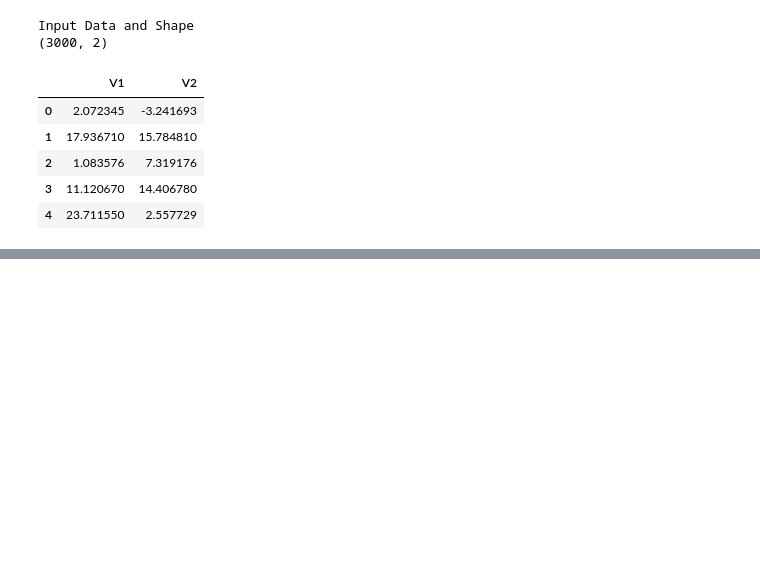
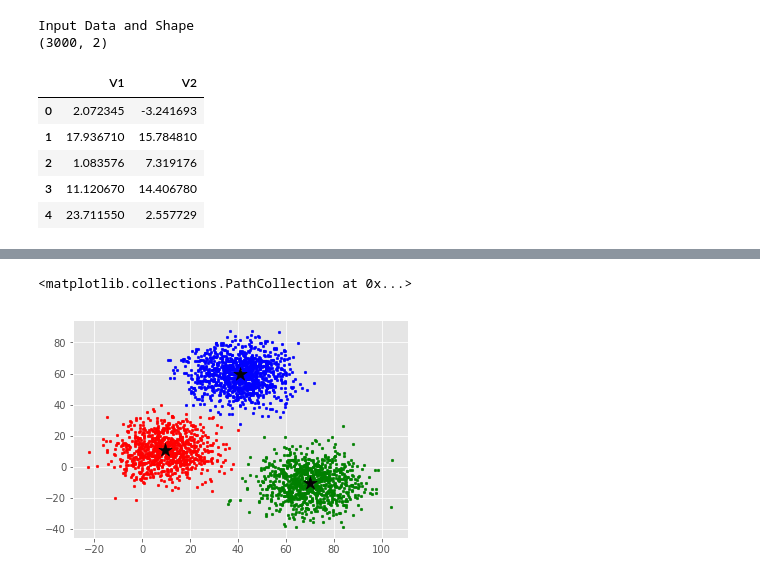
Before and after one commit to cs4540-f18/cs4540-f18.github.io, a Jupyter notebook: lectures/cs4540-f18-lecture20_clustering.ipynb, the cells around one changed output, grey strips where cells are left out. Saved outputs shown, nothing was run; the diff lists cells and outputs as text; code cells hidden in the pictures; blank space fills up the shorter version.

```diff
--- a/lectures/cs4540-f18-lecture20_clustering.ipynb
+++ b/lectures/cs4540-f18-lecture20_clustering.ipynb
@@ -64,12 +416,13 @@ error = dist(C, C_old, None)
 while error != 0:
     # Assigning each value to its closest cluster
     for i in range(len(X)):
-        ### Implement the clustering step or M-step ###
+        ### TODO B: Implement the clustering step or M-step ###
+        clusters[i] = # this variable should be the rows of X for cluster i
     # Storing the old centroid values
     C_old = deepcopy(C)
     # Finding the new centroids by taking the average value
     for i in range(k):
-        ### Implement the centroid computation step or E-step ###
+        ### TODO C: Implement the centroid computation step or E-step ###
     error = dist(C, C_old, None)
 
 colors = ['r', 'g', 'b', 'y', 'c', 'm']
@@ -94,0 +483,33 @@ ax.scatter(C[:, 0], C[:, 1], marker='*', s=200, c='#050505')
+# %%
+# To store the value of centroids when it updates
+C_old = np.zeros(C.shape)
+# Cluster Lables(0, 1, 2)
+clusters = np.zeros(len(X))
+# Error func. - Distance between new centroids and old centroids
+error = dist(C, C_old, None)
+# Loop will run till the error becomes zero
+while error != 0:
+    # Assigning each value to its closest cluster
+    for i in range(len(X)):
+        distances = dist(X[i], C)
+        cluster = np.argmin(distances)
+        clusters[i] = cluster
+        ### Implement the clustering step or M-step ###
+    # Storing the old centroid values
+    C_old = deepcopy(C)
+    # Finding the new centroids by taking the average value
+    for i in range(k):
+        points = [X[j] for j in range(len(X)) if clusters[j] == i]
+        C[i] = np.mean(points, axis=0)
+        ### Implement the centroid computation step or E-step ###
+    error = dist(C, C_old, None)
+
+colors = ['r', 'g', 'b', 'y', 'c', 'm']
+fig, ax = plt.subplots()
+for i in range(k):
+        points = np.array([X[j] for j in range(len(X)) if clusters[j] == i])
+        ax.scatter(points[:, 0], points[:, 1], s=7, c=colors[i])
+ax.scatter(C[:, 0], C[:, 1], marker='*', s=200, c='#050505')
+# %% [output]
+<matplotlib.collections.PathCollection at 0x...>
+[figure, added]
```
Also changed, not shown: parts of 46 cells of this notebook, 13 other files.
